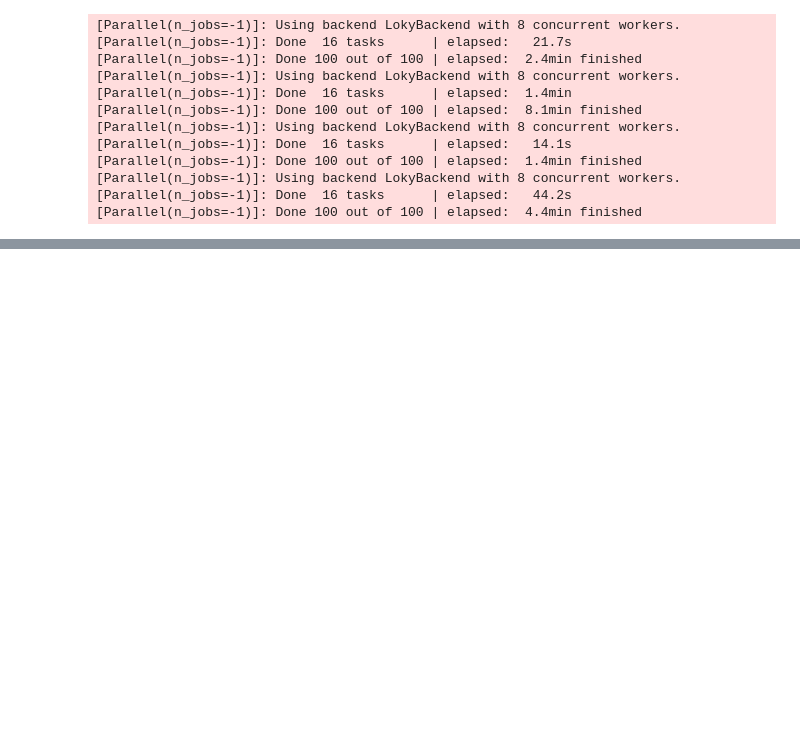
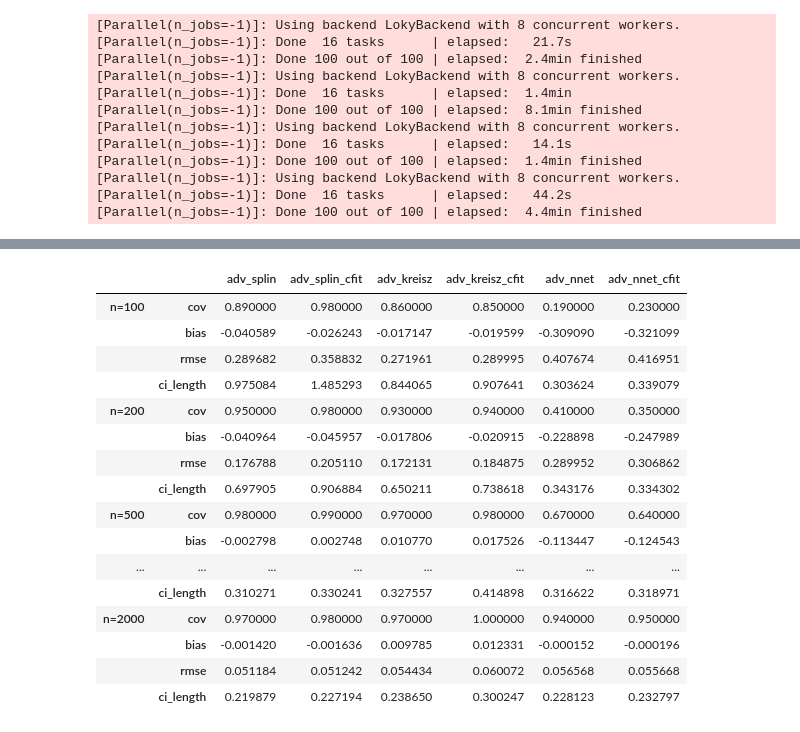
Before and after one commit to syrgkanislab/adversarial_reisz, a Jupyter notebook: LinearAdversarialReisz-local.ipynb, the cells around one changed output, grey strips where cells are left out. Cells and saved outputs as stored; diff of their text form; code cells hidden in the pictures; blank space fills up the shorter version.

Commit message:
all experimental results

```diff
--- a/LinearAdversarialReisz-local.ipynb
+++ b/LinearAdversarialReisz-local.ipynb
@@ -783,0 +818,35 @@ with pd.option_context('display.float_format', '{:0.2f}'.format):
+# %%
+rkhs_res = res[f'kernel=3'].loc[['n=100', 'n=200', 'n=500', 'n=1000', 'n=2000']]
+# %%
+import numpy as np
+import pandas as pd
+import joblib
+import os
+true = 2.2
+res = {}
+plot = False
+n_samples_list = [100, 200, 300, 500, 700, 1000, 2000]
+start_sample_list = [1, 21, 41, 61, 81]
+sample_its = 20
+folder = os.path.join('amlt', 'intent-lynx')
+for n_samples in n_samples_list:
+    res[f'n={n_samples}'] = {}
+    for name, var in [('adv_nnet', f'nnet_nocfit_n_{n_samples}'),
+                      ('adv_nnet_cfit', f'nnet_5fold_cfit_n_{n_samples}')]:
+        results = []
+        for start_sample in start_sample_list:
+            results += joblib.load(os.path.join(folder, f'nnet_{n_samples}_{start_sample}_{sample_its}',
+                                                f'{var}_{start_sample}_{sample_its}.jbl'))
+        results = np.array(results)
+        if plot:
+            plt.hist(results[:, 0])
+            plt.title(f'{var}, n={n_samples}')
+            plt.show()
+        res[f'n={n_samples}'][name] = {
+                                 'cov': np.mean((results[:, 1] <= true) & (results[:, 2] >= true)),
+                                 'bias': np.mean(results[:, 0] - true),
+                                 'rmse': np.sqrt(np.mean((results[:, 0] - true)**2)),
+                                 'ci_length': np.mean(results[:, 2] - results[:, 1])}
+    res[f'n={n_samples}'] = pd.DataFrame(res[f'n={n_samples}'])
+
+pd.concat(res, axis=0)
@@ -783,0 +871,24 @@ with pd.option_context('display.float_format', '{:0.2f}'.format):
+# %%
+nnet_res = pd.concat(res, axis=0).loc[['n=100', 'n=200', 'n=500', 'n=1000', 'n=2000']]
+# %%
+all_res = pd.concat([splin_res, rkhs_res, nnet_res], axis=1)
+# %%
+all_res
+# %% [output]
+|  |  | adv_splin | adv_splin_cfit | adv_kreisz | adv_kreisz_cfit | adv_nnet | adv_nnet_cfit |
+| n=100 | cov | 0.890000 | 0.980000 | 0.860000 | 0.850000 | 0.190000 | 0.230000 |
+|  | bias | -0.040589 | -0.026243 | -0.017147 | -0.019599 | -0.309090 | -0.321099 |
+|  | rmse | 0.289682 | 0.358832 | 0.271961 | 0.289995 | 0.407674 | 0.416951 |
+|  | ci_length | 0.975084 | 1.485293 | 0.844065 | 0.907641 | 0.303624 | 0.339079 |
+| n=200 | cov | 0.950000 | 0.980000 | 0.930000 | 0.940000 | 0.410000 | 0.350000 |
+|  | bias | -0.040964 | -0.045957 | -0.017806 | -0.020915 | -0.228898 | -0.247989 |
+|  | rmse | 0.176788 | 0.205110 | 0.172131 | 0.184875 | 0.289952 | 0.306862 |
+|  | ci_length | 0.697905 | 0.906884 | 0.650211 | 0.738618 | 0.343176 | 0.334302 |
+| n=500 | cov | 0.980000 | 0.990000 | 0.970000 | 0.980000 | 0.670000 | 0.640000 |
+|  | bias | -0.002798 | 0.002748 | 0.010770 | 0.017526 | -0.113447 | -0.124543 |
+| ... | ... | ... | ... | ... | ... | ... | ... |
+|  | ci_length | 0.310271 | 0.330241 | 0.327557 | 0.414898 | 0.316622 | 0.318971 |
+| n=2000 | cov | 0.970000 | 0.980000 | 0.970000 | 1.000000 | 0.940000 | 0.950000 |
+|  | bias | -0.001420 | -0.001636 | 0.009785 | 0.012331 | -0.000152 | -0.000196 |
+|  | rmse | 0.051184 | 0.051242 | 0.054434 | 0.060072 | 0.056568 | 0.055668 |
+|  | ci_length | 0.219879 | 0.227194 | 0.238650 | 0.300247 | 0.228123 | 0.232797 |
```
Also changed, not shown: parts of 11 cells of this notebook, 2 other files.
